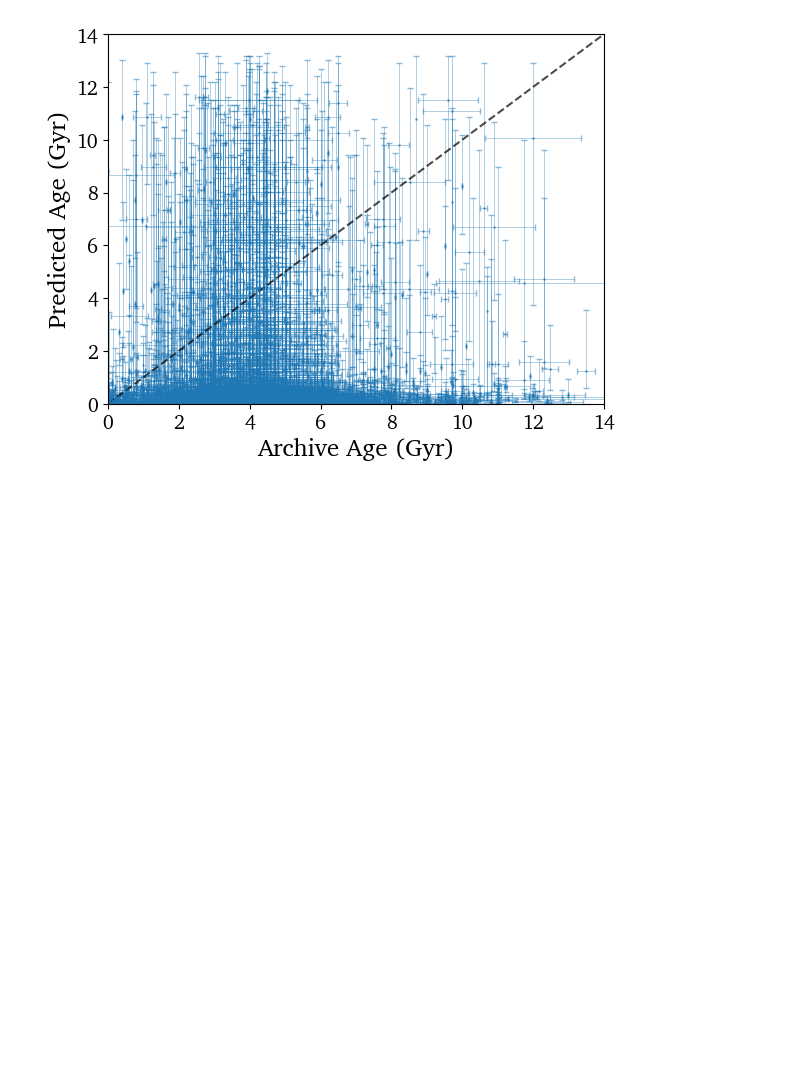
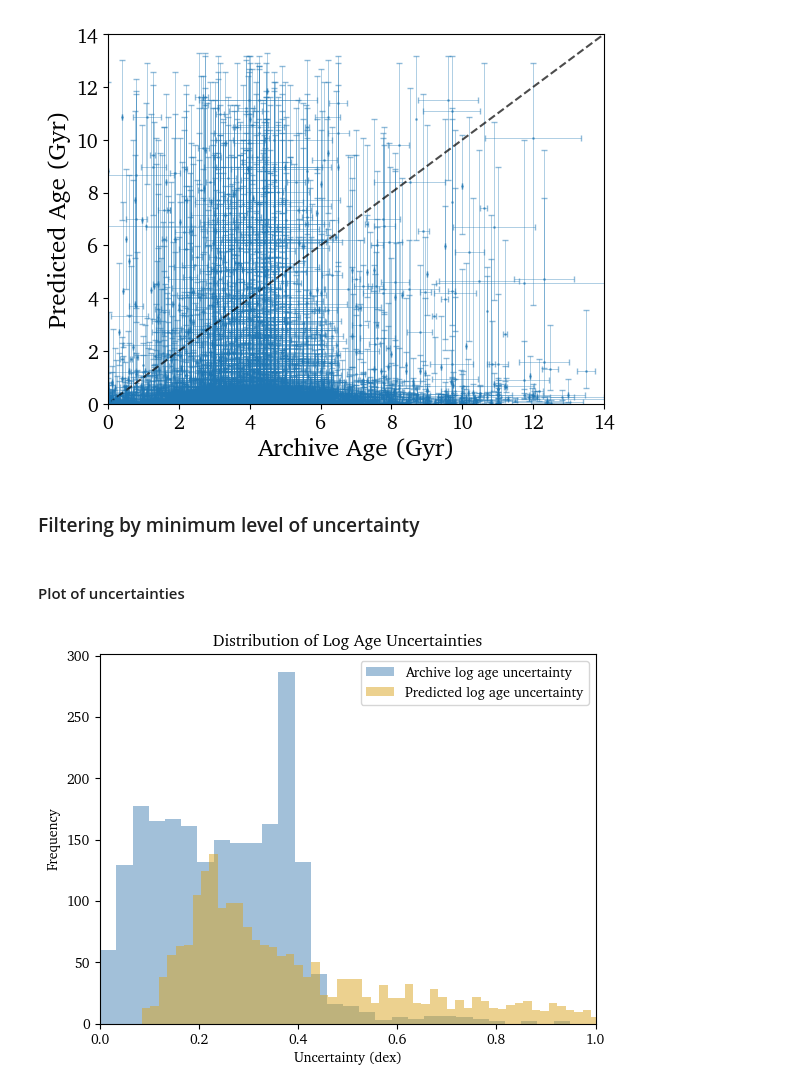
Before and after one commit to pvl19/lc-gen, a Jupyter notebook: notebooks/exop_host_ages.ipynb, the cells around one changed output. Saved outputs shown, nothing was run; the diff lists cells and outputs as text; code cells hidden in the pictures; blank space fills up the shorter version.

```diff
--- a/notebooks/exop_host_ages.ipynb
+++ b/notebooks/exop_host_ages.ipynb
@@ -30,6 +30,9 @@ age_pred['1sigma_myr'] = (age_pred['1sigma_upper_myr'] + age_pred['1sigma_lower_
 archive_ages['logA_Myr'] = np.log10(archive_ages['st_age'] * 1e3)
 archive_ages['logA_Myr_err'] = (np.log10(archive_ages['st_age'] + archive_ages['st_ageerr1']) - np.log10((archive_ages['st_age'] + archive_ages['st_ageerr2']).clip(lower=0.00001)))/2
 archive_ages['st_err'] = (archive_ages['st_ageerr1'] + archive_ages['st_ageerr2']) / 2
+
+# Filter out stars that are 1 Myr or younger
+archive_ages = archive_ages[archive_ages['logA_Myr'] > 0]
 # %%
 def combine_group(g):
     mean_logA = g['logA_Myr'].mean()
@@ -125,3 +108,21 @@ plt.yticks(fontsize=14)
 plt.show()
 # %% [output]
 [figure]
+# %% [markdown]
+### Filtering by minimum level of uncertainty
+# %%
+joined['frac_logA_Myr_err'] = joined['logA_Myr_err'] / joined['logA_Myr']
+joined['frac_1sigma'] = joined['1sigma'] / joined['pred_median']
+# %% [markdown]
+#### Plot of uncertainties
+# %%
+plt.hist(joined['logA_Myr_err'], bins=100, alpha=0.5, label='Archive log age uncertainty',color='steelblue')
+plt.hist(joined['1sigma'], bins=100, alpha=0.5, label='Predicted log age uncertainty',color='goldenrod')
+plt.xlim(0,1)
+plt.xlabel('Uncertainty (dex)')
+plt.ylabel('Frequency')
+plt.title('Distribution of Log Age Uncertainties')
+plt.legend()
+plt.show()
+# %% [output]
+[figure, added]
```
Also changed, not shown: parts of 7 cells of this notebook, 10 other files.
